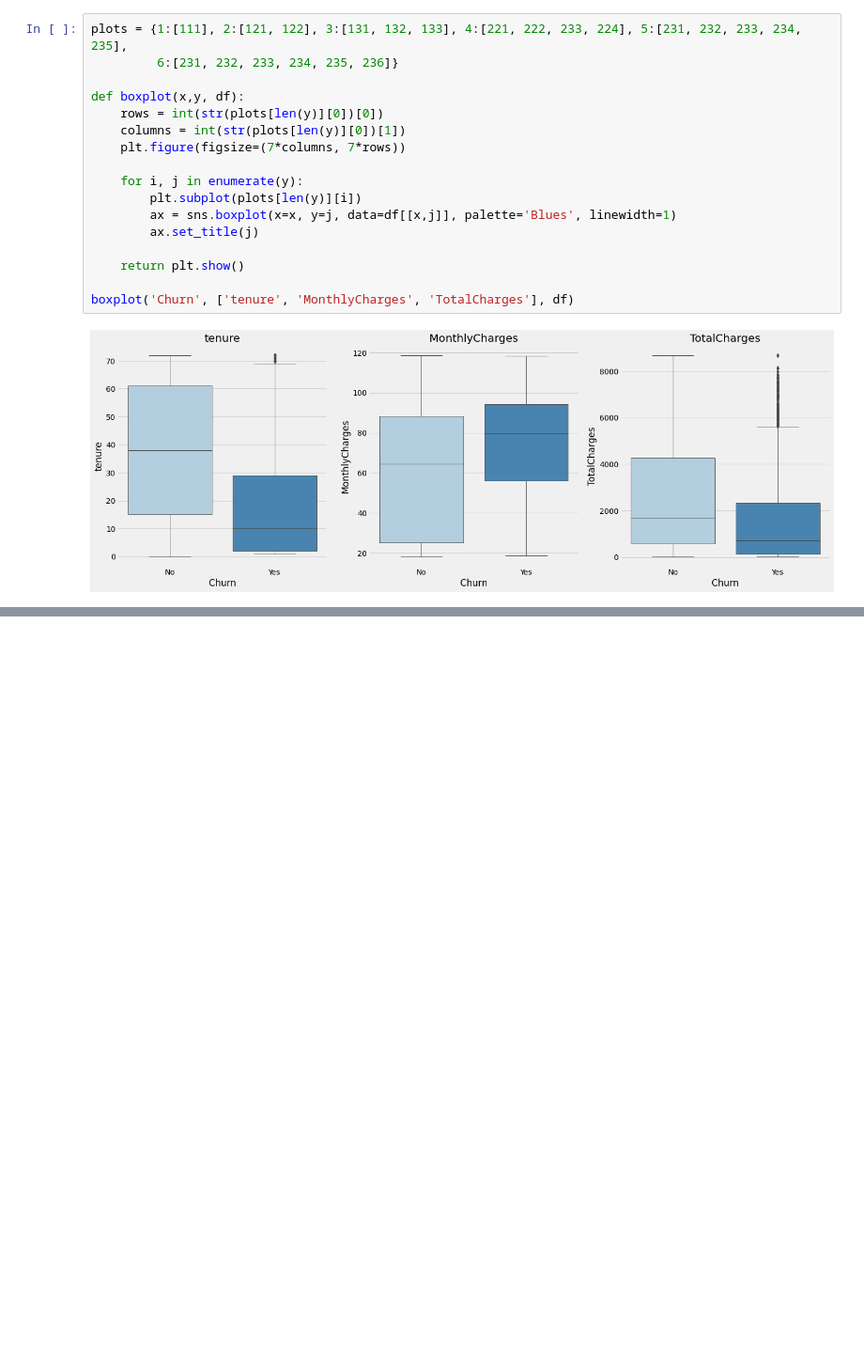
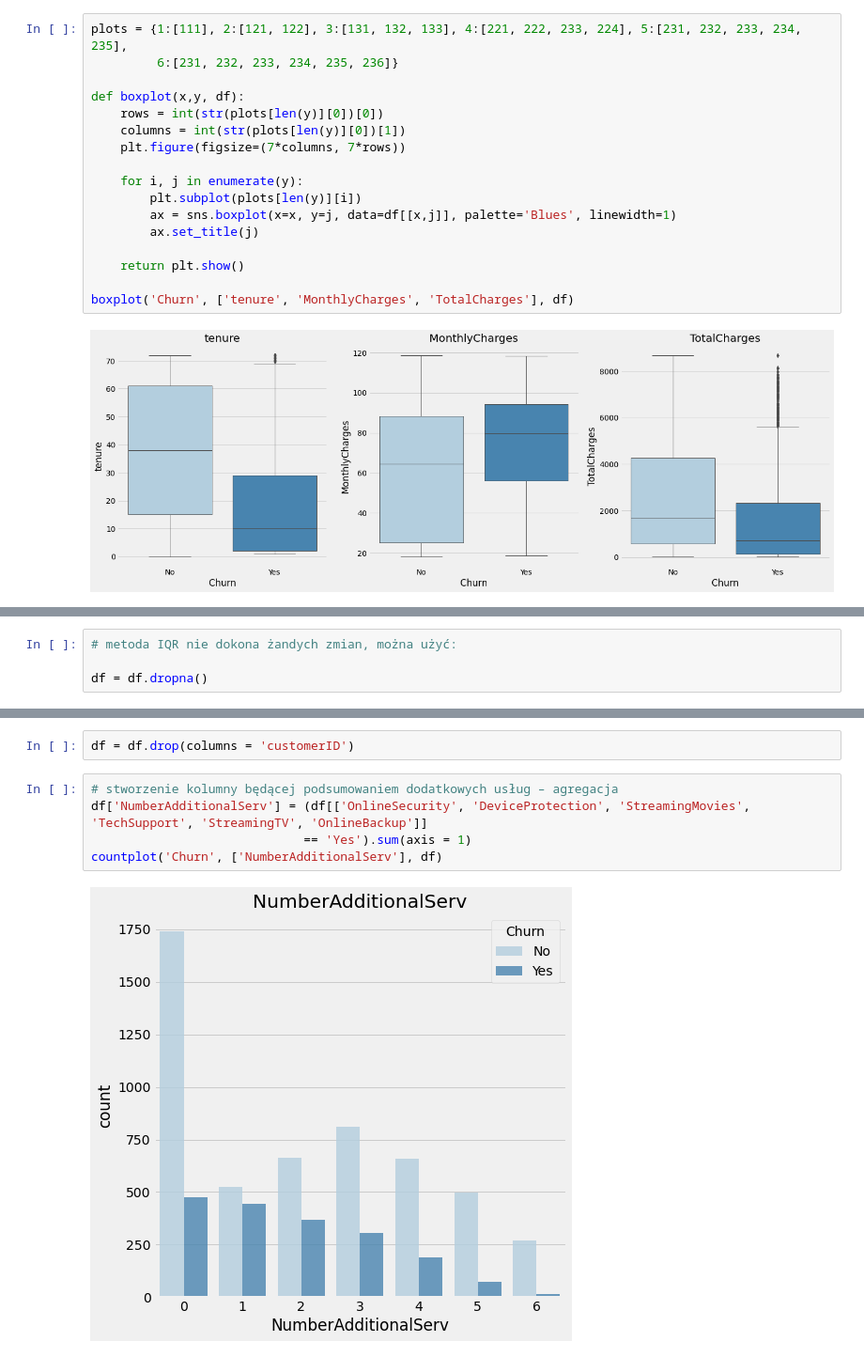
Before and after one commit to PSwiecicki/wsiz-zal-interfejsy-bigdata, a Jupyter notebook: analiza duzych zbiorow danych.ipynb, the cells around one changed output, grey strips where cells are left out. Shown at 94% size. Drawn from its saved outputs; the diff is of its cells as text; blank space fills up the shorter version.

```diff
--- a/analiza duzych zbiorow danych.ipynb
+++ b/analiza duzych zbiorow danych.ipynb
@@ -162,0 +196,4 @@ boxplot('Churn', ['tenure', 'MonthlyCharges', 'TotalCharges'], df)
+# %%
+# metoda IQR nie dokona żandych zmian, można użyć:
+
+df = df.dropna()
@@ -162,0 +202,9 @@ boxplot('Churn', ['tenure', 'MonthlyCharges', 'TotalCharges'], df)
+# %%
+df = df.drop(columns = 'customerID')
+# %%
+# stworzenie kolumny będącej podsumowaniem dodatkowych usług – agregacja
+df['NumberAdditionalServ'] = (df[['OnlineSecurity', 'DeviceProtection', 'StreamingMovies', 'TechSupport', 'StreamingTV', 'OnlineBackup']]
+                             == 'Yes').sum(axis = 1)
+countplot('Churn', ['NumberAdditionalServ'], df)
+# %% [output]
+[figure, added]
```
Also changed, not shown: parts of 8 cells of this notebook.
